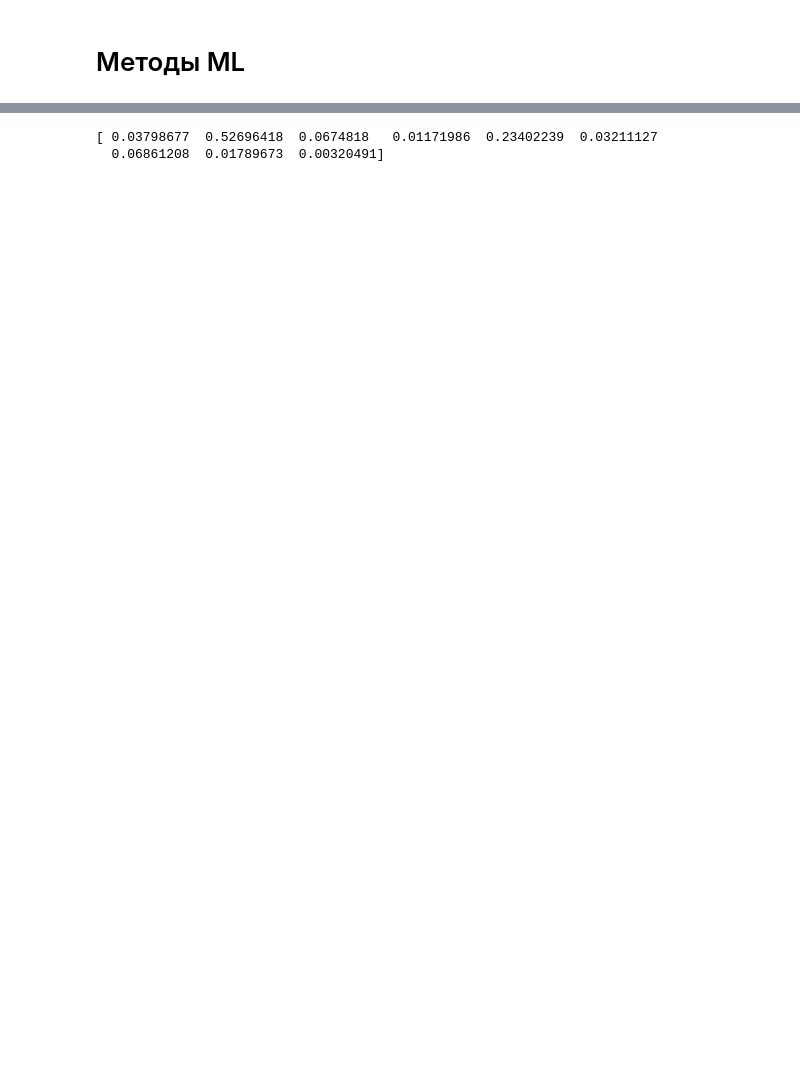
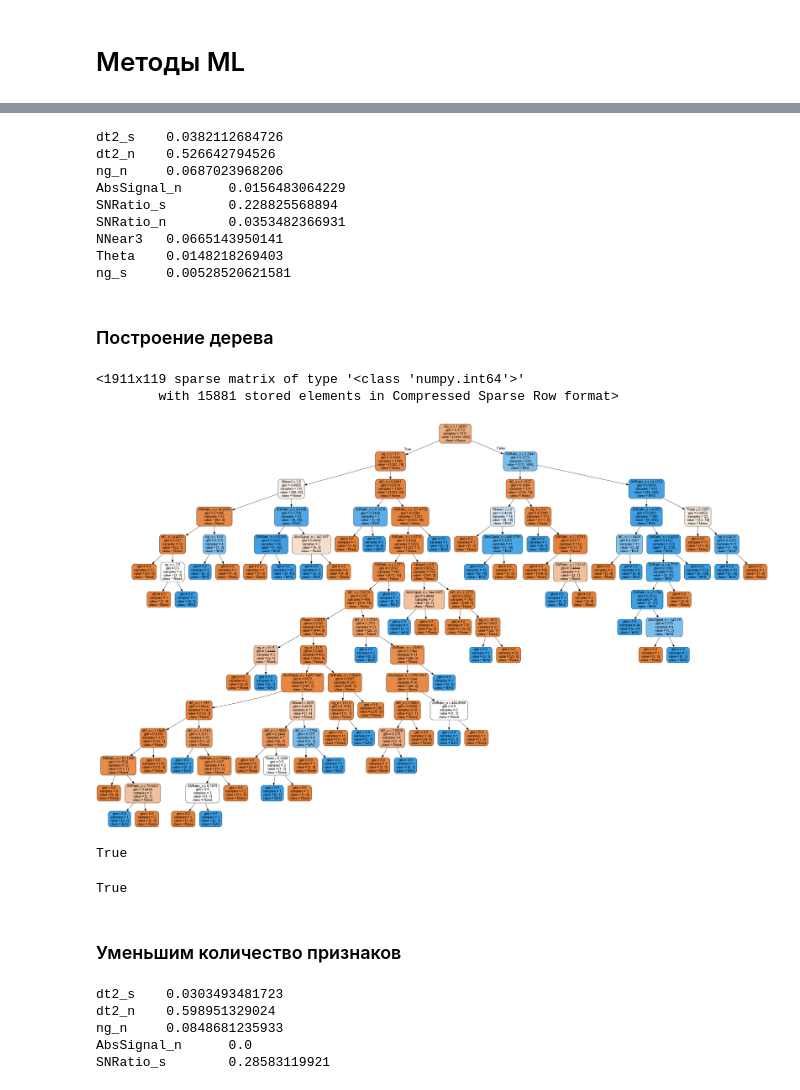
Before and after one commit to bonvech/Sphere, a Jupyter notebook: SelectEAS/SelectEAS.ipynb, the cells around one changed output, grey strips where cells are left out. Cells and saved outputs as stored; diff of their text form; code cells hidden in the pictures; blank space fills up the shorter version.

```diff
--- a/SelectEAS/SelectEAS.ipynb
+++ b/SelectEAS/SelectEAS.ipynb
@@ -209,4 +202,7 @@ four.corr()
 # %%
-X = alll[['dt2_s', 'dt2_n', 'ng_n', 'AbsSignal_n', 'SNRatio_s', 'SNRatio_n', 'NNear3','Theta', 'ng_s']]
+features = param [1:]
+X = alll[features]
+#X = alll[['dt2_s', 'dt2_n', 'ng_n', 'AbsSignal_n', 'SNRatio_s', 'SNRatio_n', 'NNear3','Theta', 'ng_s']]
 len(X)
+X[:3]
 # %% [output]
@@ -226,9 +227,24 @@ DecisionTreeClassifier(class_weight=None, criterion='gini', max_depth=None,
             min_samples_split=2, min_weight_fraction_leaf=0.0,
             presort=False, random_state=241, splitter='best')
 # %%
-# Вычислим важности признаков и найдите два признака с наибольшей важностью.
+# Вычислим важности признаков и найдем признаки с наибольшей важностью.
 importances = clf.feature_importances_
-print(importances)
+for i in range(len(importances)):
+    print(features[i],'\t',importances[i])
 # %% [output]
-[ 0.03798677  0.52696418  0.0674818   0.01171986  0.23402239  0.03211127
-  0.06861208  0.01789673  0.00320491]
+dt2_s    0.0382112684726
+dt2_n    0.526642794526
+ng_n     0.0687023968206
+AbsSignal_n      0.0156483064229
+SNRatio_s        0.228825568894
+SNRatio_n        0.0353482366931
+NNear3   0.0665143950141
+Theta    0.0148218269403
+ng_s     0.00528520621581
+# %% [markdown]
+### Построение дерева
+# %%
+clf.decision_path(X)
+# %% [output]
+<1911x119 sparse matrix of type '<class 'numpy.int64'>'
+        with 15881 stored elements in Compressed Sparse Row format>
@@ -234,0 +254,41 @@ print(importances)
+# %%
+# create png
+from IPython.display import Image
+import pydotplus
+
+target_names = ['Noise','EAS']
+dot_data = tree.export_graphviz(clf, out_file=None,
+                feature_names=features,
+                class_names=target_names,
+                filled=True, rounded=True, special_characters=True)
+graph = pydotplus.graph_from_dot_data(dot_data)
+Image(graph.create_png())
+# %% [output]
+[figure, added]
+# %%
+graph.write_pdf("tree.pdf")
+# %% [output]
+True
+# %%
+graph.write_png("tree.png")
+# %% [output]
+True
+# %% [markdown]
+### Уменьшим количество признаков
+# %%
+features = param [1:6]
+X = alll[features]
+Y = alll['EAS']
+# Обучим решающее дерево с параметром random_state=241 и остальными параметрами по умолчанию.
+clf = DecisionTreeClassifier(random_state=241,max_leaf_nodes=8, min_samples_leaf=2)
+clf.fit(X, Y)
+# Вычислим важности признаков и найдем признаки с наибольшей важностью.
+importances = clf.feature_importances_
+for i in range(len(importances)):
+    print(features[i],'\t',importances[i])
+# %% [output]
+dt2_s    0.0303493481723
+dt2_n    0.598951329024
+ng_n     0.0848681235933
+AbsSignal_n      0.0
+SNRatio_s        0.28583119921
```
Also changed, not shown: parts of 34 cells of this notebook, 10 other files.
